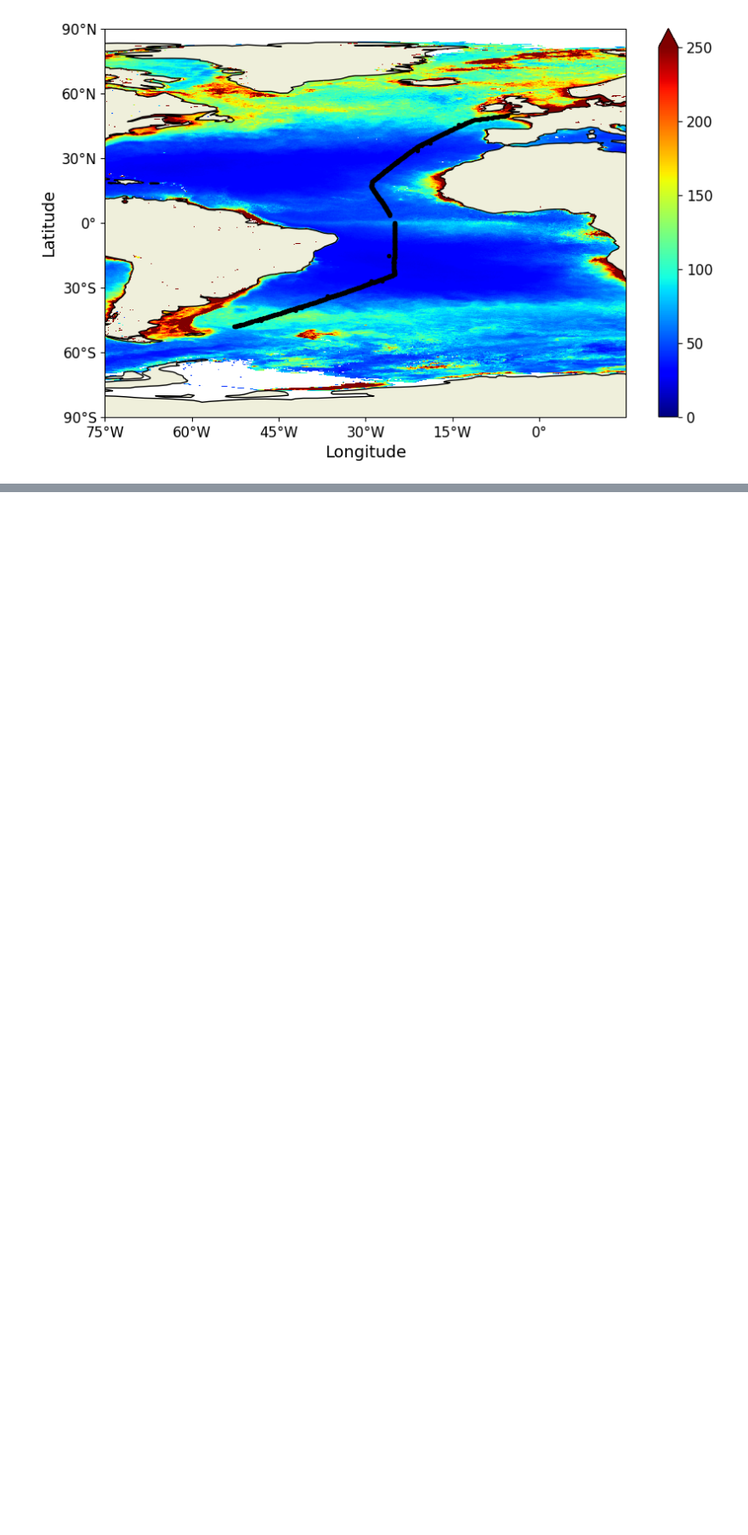
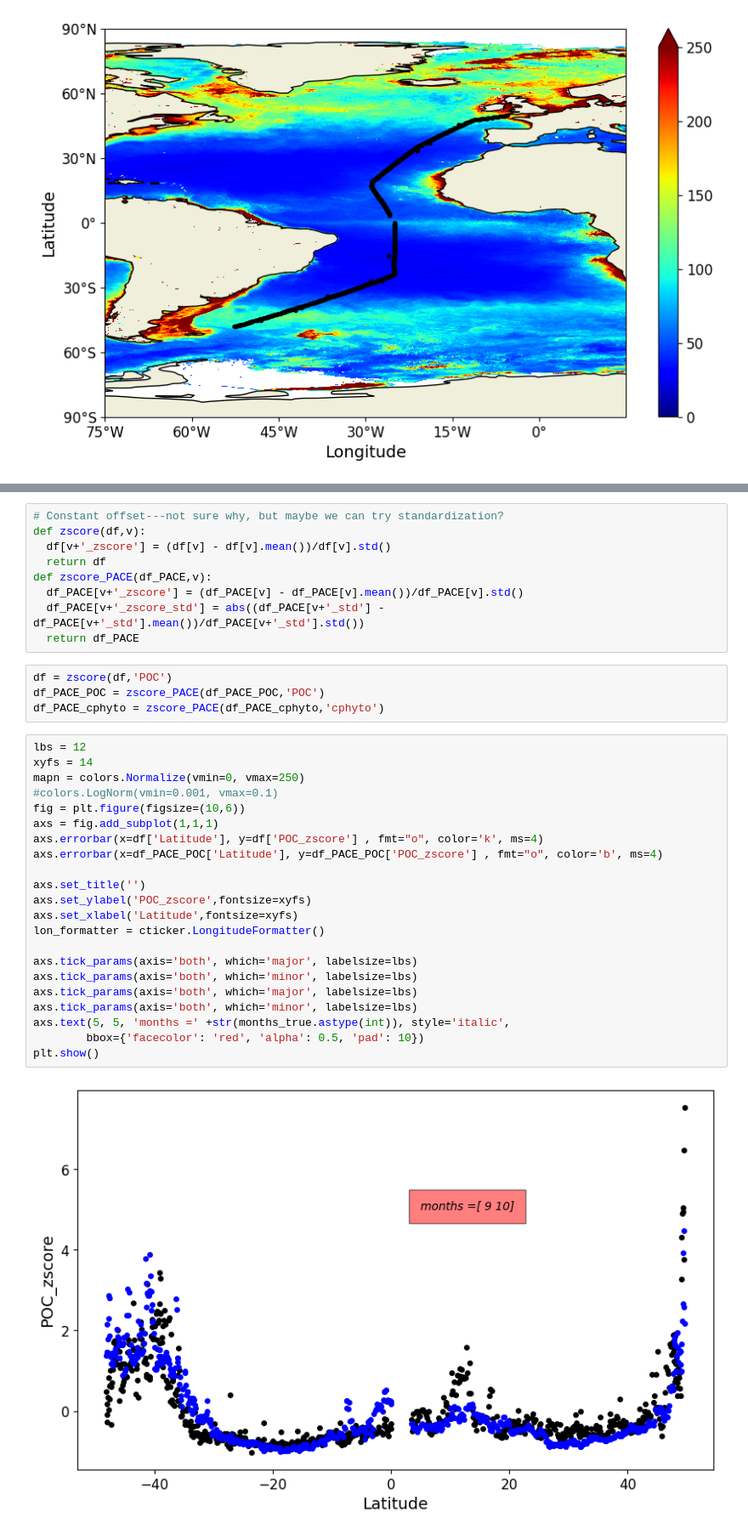
Before and after one commit to pedmondlerner/phytoSTEW, a Jupyter notebook: Team/plerner/phytoSTEW_POC_cphyto.ipynb, the cells around one changed output, grey strips where cells are left out. Shown at 85% size. Cells and saved outputs as stored; diff of their text form; blank space fills up the shorter version.

```diff
--- a/Team/plerner/phytoSTEW_POC_cphyto.ipynb
+++ b/Team/plerner/phytoSTEW_POC_cphyto.ipynb
@@ -438,0 +866,37 @@ display_max :
+# %%
+# Constant offset---not sure why, but maybe we can try standardization?
+def zscore(df,v):
+  df[v+'_zscore'] = (df[v] - df[v].mean())/df[v].std()
+  return df
+def zscore_PACE(df_PACE,v):
+  df_PACE[v+'_zscore'] = (df_PACE[v] - df_PACE[v].mean())/df_PACE[v].std()
+  df_PACE[v+'_zscore_std'] = abs((df_PACE[v+'_std'] - df_PACE[v+'_std'].mean())/df_PACE[v+'_std'].std())
+  return df_PACE
+# %%
+df = zscore(df,'POC')
+df_PACE_POC = zscore_PACE(df_PACE_POC,'POC')
+df_PACE_cphyto = zscore_PACE(df_PACE_cphyto,'cphyto')
+# %%
+lbs = 12
+xyfs = 14
+mapn = colors.Normalize(vmin=0, vmax=250)
+#colors.LogNorm(vmin=0.001, vmax=0.1)
+fig = plt.figure(figsize=(10,6))
+axs = fig.add_subplot(1,1,1)
+axs.errorbar(x=df['Latitude'], y=df['POC_zscore'] , fmt="o", color='k', ms=4)
+axs.errorbar(x=df_PACE_POC['Latitude'], y=df_PACE_POC['POC_zscore'] , fmt="o", color='b', ms=4)
+
+axs.set_title('')
+axs.set_ylabel('POC_zscore',fontsize=xyfs)
+axs.set_xlabel('Latitude',fontsize=xyfs)
+lon_formatter = cticker.LongitudeFormatter()
+
+axs.tick_params(axis='both', which='major', labelsize=lbs)
+axs.tick_params(axis='both', which='minor', labelsize=lbs)
+axs.tick_params(axis='both', which='major', labelsize=lbs)
+axs.tick_params(axis='both', which='minor', labelsize=lbs)
+axs.text(5, 5, 'months =' +str(months_true.astype(int)), style='italic',
+        bbox={'facecolor': 'red', 'alpha': 0.5, 'pad': 10})
+plt.show()
+# %% [output]
+[figure, added]
```
Also changed, not shown: parts of 34 cells of this notebook, 1 other file.
